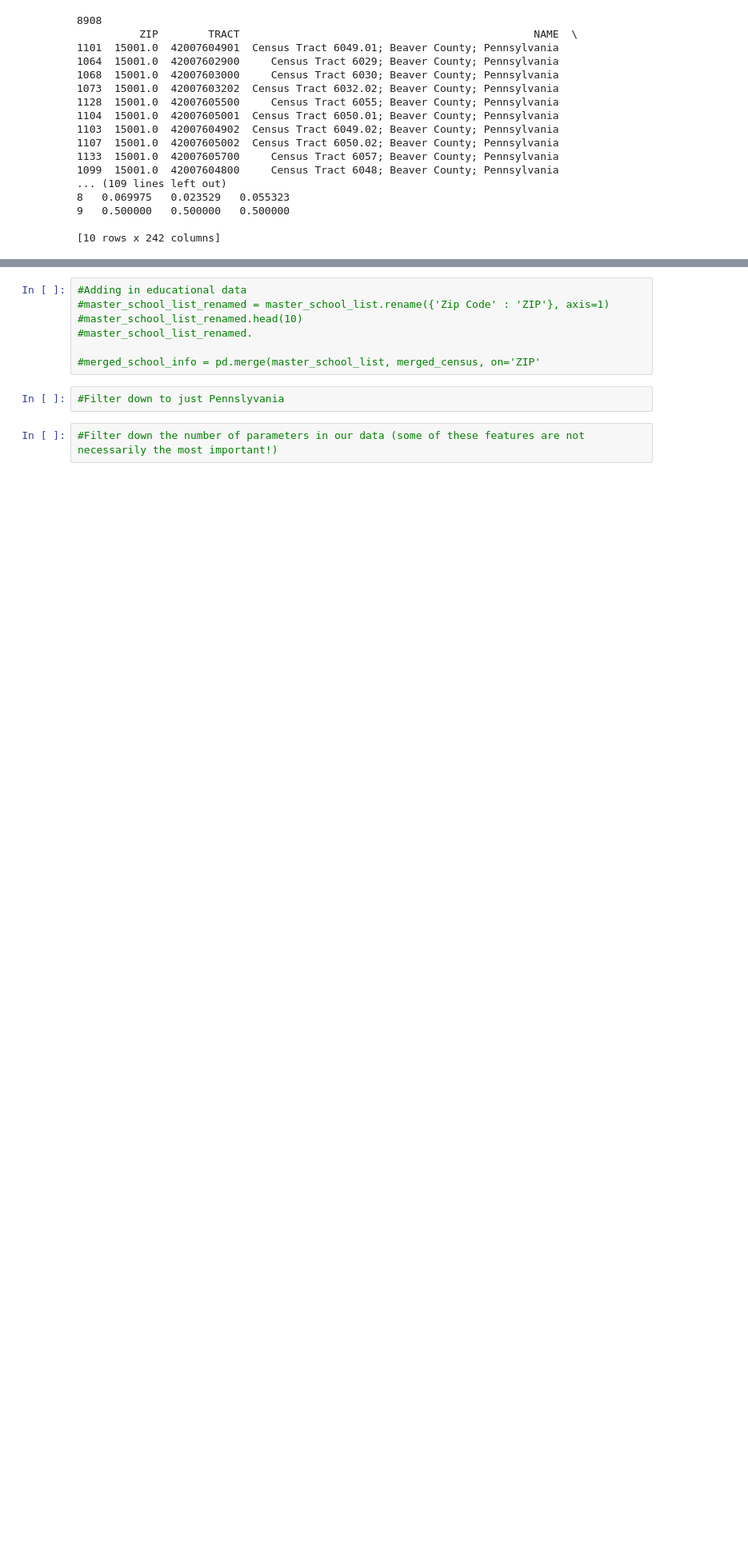
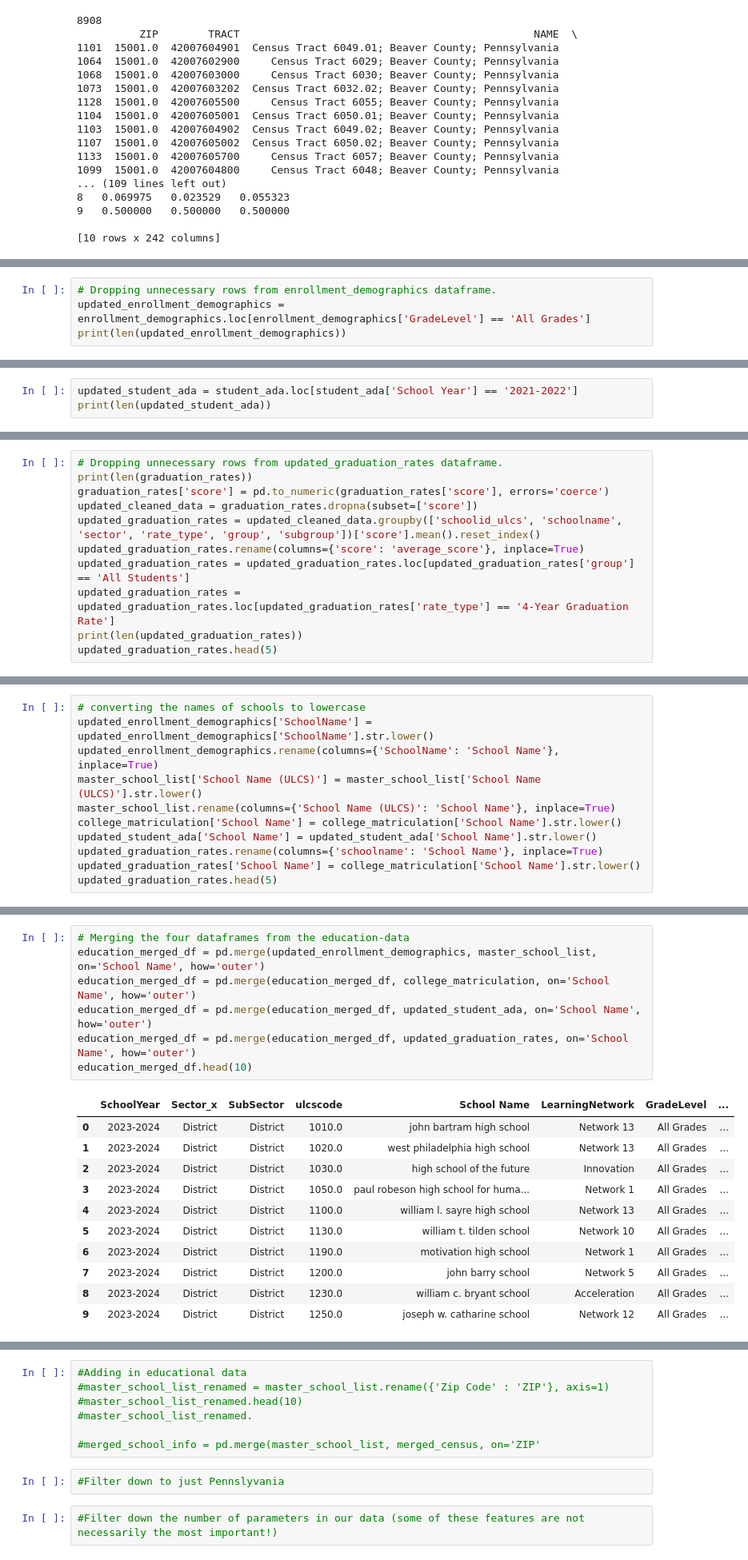
Before and after one commit to dfgbrooklyn24/Team-7, a Jupyter notebook: Team7.ipynb, the cells around one changed output, grey strips where cells are left out. Shown at 80% size. Drawn from its saved outputs; the diff is of its cells as text; blank space fills up the shorter version.

Commit message:
Education Data Commit

```diff
--- a/Team7.ipynb
+++ b/Team7.ipynb
@@ -103,0 +105,4 @@ None
+# %%
+# Dropping unnecessary rows from enrollment_demographics dataframe.
+updated_enrollment_demographics = enrollment_demographics.loc[enrollment_demographics['GradeLevel'] == 'All Grades']
+print(len(updated_enrollment_demographics))
@@ -103,0 +111,3 @@ None
+# %%
+updated_student_ada = student_ada.loc[student_ada['School Year'] == '2021-2022']
+print(len(updated_student_ada))
@@ -103,0 +116,11 @@ None
+# %%
+# Dropping unnecessary rows from updated_graduation_rates dataframe.
+print(len(graduation_rates))
+graduation_rates['score'] = pd.to_numeric(graduation_rates['score'], errors='coerce')
+updated_cleaned_data = graduation_rates.dropna(subset=['score'])
+updated_graduation_rates = updated_cleaned_data.groupby(['schoolid_ulcs', 'schoolname', 'sector', 'rate_type', 'group', 'subgroup'])['score'].mean().reset_index()
+updated_graduation_rates.rename(columns={'score': 'average_score'}, inplace=True)
+updated_graduation_rates = updated_graduation_rates.loc[updated_graduation_rates['group'] == 'All Students']
+updated_graduation_rates = updated_graduation_rates.loc[updated_graduation_rates['rate_type'] == '4-Year Graduation Rate']
+print(len(updated_graduation_rates))
+updated_graduation_rates.head(5)
@@ -103,0 +136,11 @@ None
+# %%
+# converting the names of schools to lowercase
+updated_enrollment_demographics['SchoolName'] = updated_enrollment_demographics['SchoolName'].str.lower()
+updated_enrollment_demographics.rename(columns={'SchoolName': 'School Name'}, inplace=True)
+master_school_list['School Name (ULCS)'] = master_school_list['School Name (ULCS)'].str.lower()
+master_school_list.rename(columns={'School Name (ULCS)': 'School Name'}, inplace=True)
+college_matriculation['School Name'] = college_matriculation['School Name'].str.lower()
+updated_student_ada['School Name'] = updated_student_ada['School Name'].str.lower()
+updated_graduation_rates.rename(columns={'schoolname': 'School Name'}, inplace=True)
+updated_graduation_rates['School Name'] = college_matriculation['School Name'].str.lower()
+updated_graduation_rates.head(5)
@@ -103,0 +168,19 @@ None
+# %%
+# Merging the four dataframes from the education-data
+education_merged_df = pd.merge(updated_enrollment_demographics, master_school_list, on='School Name', how='outer')
+education_merged_df = pd.merge(education_merged_df, college_matriculation, on='School Name', how='outer')
+education_merged_df = pd.merge(education_merged_df, updated_student_ada, on='School Name', how='outer')
+education_merged_df = pd.merge(education_merged_df, updated_graduation_rates, on='School Name', how='outer')
+education_merged_df.head(10)
+# %% [output]
+|  | SchoolYear | Sector_x | SubSector | ulcscode | School Name | LearningNetwork | GradeLevel | ... |
+| 0 | 2023-2024 | District | District | 1010.0 | john bartram high school | Network 13 | All Grades | ... |
+| 1 | 2023-2024 | District | District | 1020.0 | west philadelphia high school | Network 13 | All Grades | ... |
+| 2 | 2023-2024 | District | District | 1030.0 | high school of the future | Innovation | All Grades | ... |
+| 3 | 2023-2024 | District | District | 1050.0 | paul robeson high school for huma... | Network 1 | All Grades | ... |
+| 4 | 2023-2024 | District | District | 1100.0 | william l. sayre high school | Network 13 | All Grades | ... |
+| 5 | 2023-2024 | District | District | 1130.0 | william t. tilden school | Network 10 | All Grades | ... |
+| 6 | 2023-2024 | District | District | 1190.0 | motivation high school | Network 1 | All Grades | ... |
+| 7 | 2023-2024 | District | District | 1200.0 | john barry school | Network 5 | All Grades | ... |
+| 8 | 2023-2024 | District | District | 1230.0 | william c. bryant school | Acceleration | All Grades | ... |
+| 9 | 2023-2024 | District | District | 1250.0 | joseph w. catharine school | Network 12 | All Grades | ... |
```
Also changed, not shown: parts of 12 cells of this notebook.
